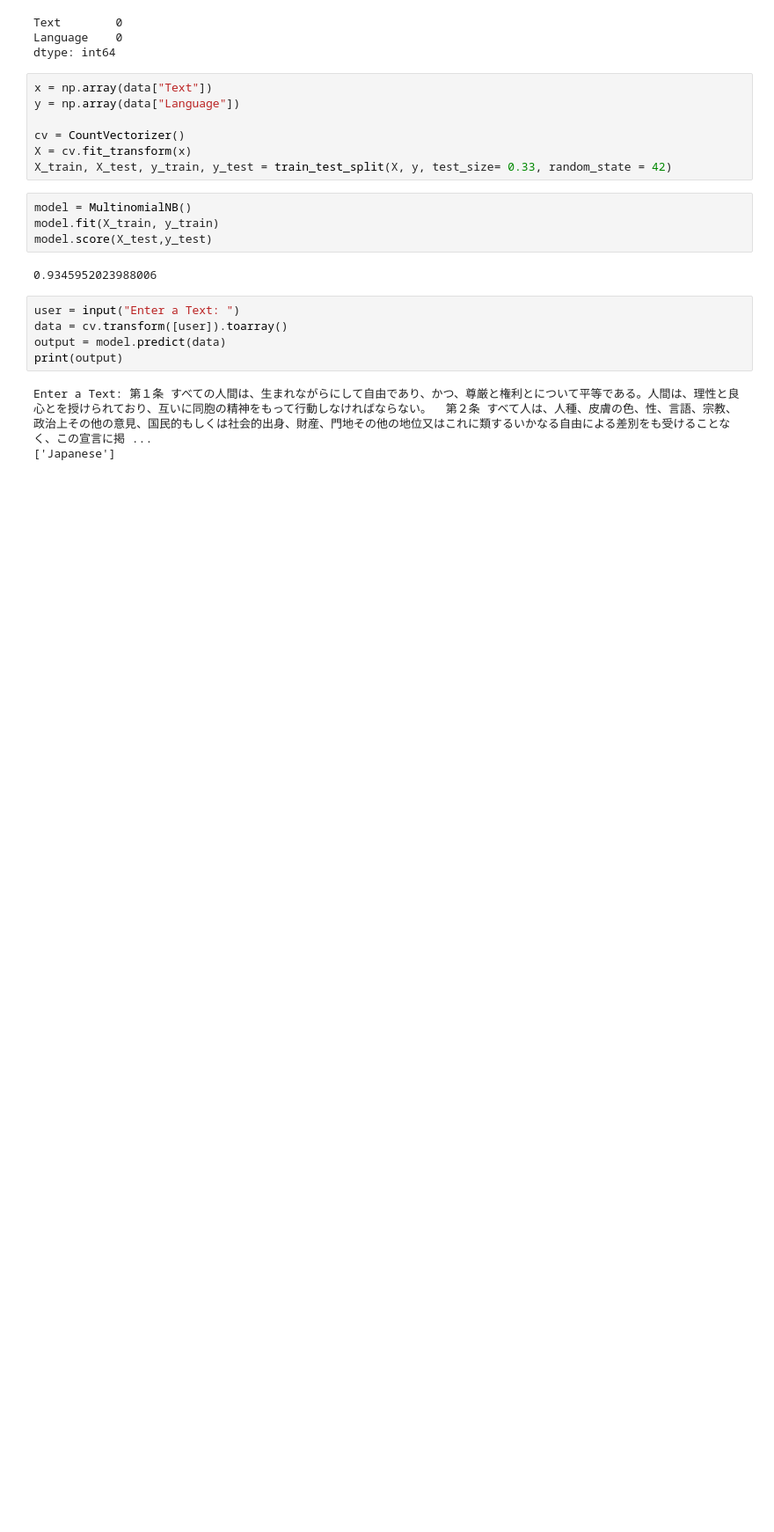
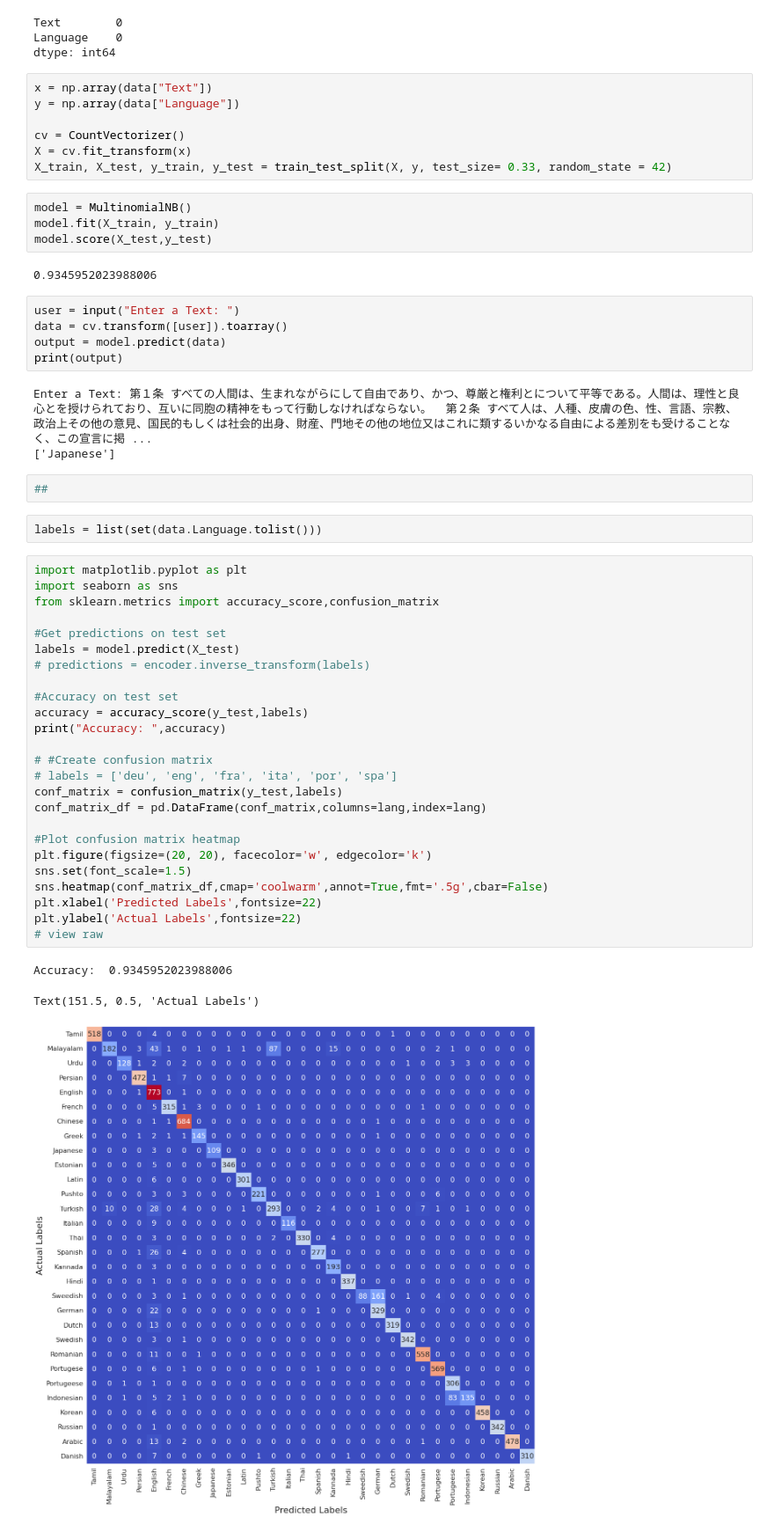
Before and after one commit to sumyatthitsarr/language-detection-model-using-machine-learning, a Jupyter notebook: detect-language.ipynb, the cells around one changed output. Shown at 88% size. Saved outputs shown, nothing was run; the diff lists cells and outputs as text; blank space fills up the shorter version.

Commit message:
update model evaluation

```diff
--- a/detect-language.ipynb
+++ b/detect-language.ipynb
@@ -121,3 +121,36 @@ print(output)
 # %% [output]
 Enter a Text: 第１条 すべての人間は、生まれながらにして自由であり、かつ、尊厳と権利とについて平等である。人間は、理性と良心とを授けられており、互いに同胞の精神をもって行動しなければならない。  第２条 すべて人は、人種、皮膚の色、性、言語、宗教、政治上その他の意見、国民的もしくは社会的出身、財産、門地その他の地位又はこれに類するいかなる自由による差別をも受けることなく、この宣言に掲 ...
 ['Japanese']
+# %%
+##
+# %%
+labels = list(set(data.Language.tolist()))
+# %%
+import matplotlib.pyplot as plt
+import seaborn as sns
+from sklearn.metrics import accuracy_score,confusion_matrix
+
+#Get predictions on test set
+labels = model.predict(X_test)
+# predictions = encoder.inverse_transform(labels)
+
+#Accuracy on test set
+accuracy = accuracy_score(y_test,labels)
+print("Accuracy: ",accuracy)
+
+# #Create confusion matrix
+# labels = ['deu', 'eng', 'fra', 'ita', 'por', 'spa']
+conf_matrix = confusion_matrix(y_test,labels)
+conf_matrix_df = pd.DataFrame(conf_matrix,columns=lang,index=lang)
+
+#Plot confusion matrix heatmap
+plt.figure(figsize=(20, 20), facecolor='w', edgecolor='k')
+sns.set(font_scale=1.5)
+sns.heatmap(conf_matrix_df,cmap='coolwarm',annot=True,fmt='.5g',cbar=False)
+plt.xlabel('Predicted Labels',fontsize=22)
+plt.ylabel('Actual Labels',fontsize=22)
+# view raw
+# %% [output]
+Accuracy:  0.9345952023988006
+Text(151.5, 0.5, 'Actual Labels')
+[figure, added]
```
